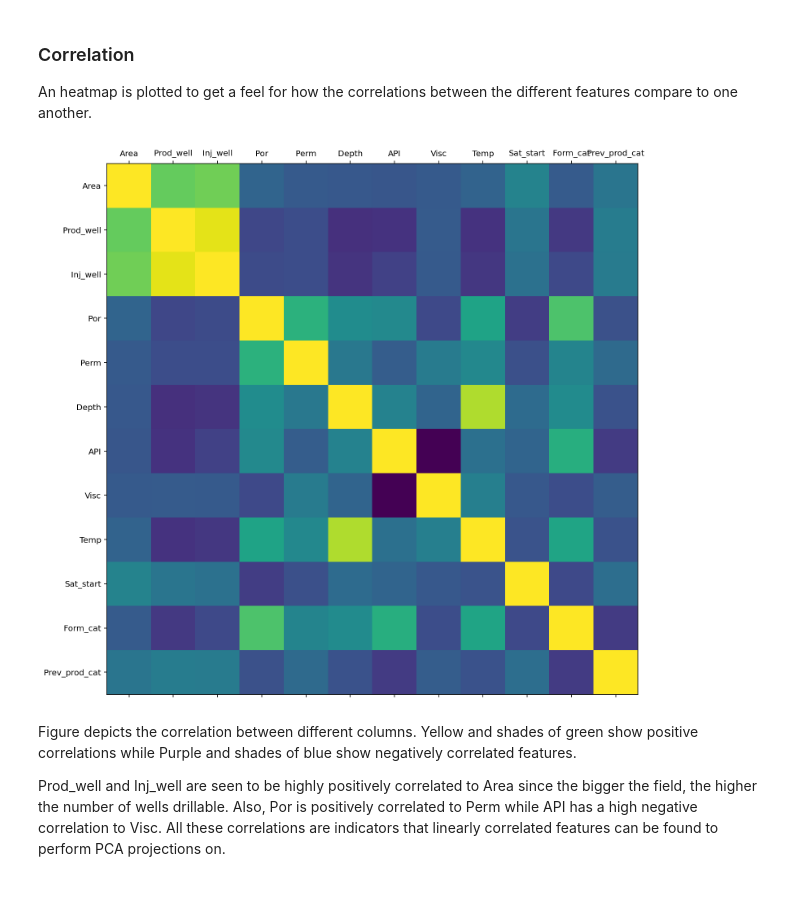
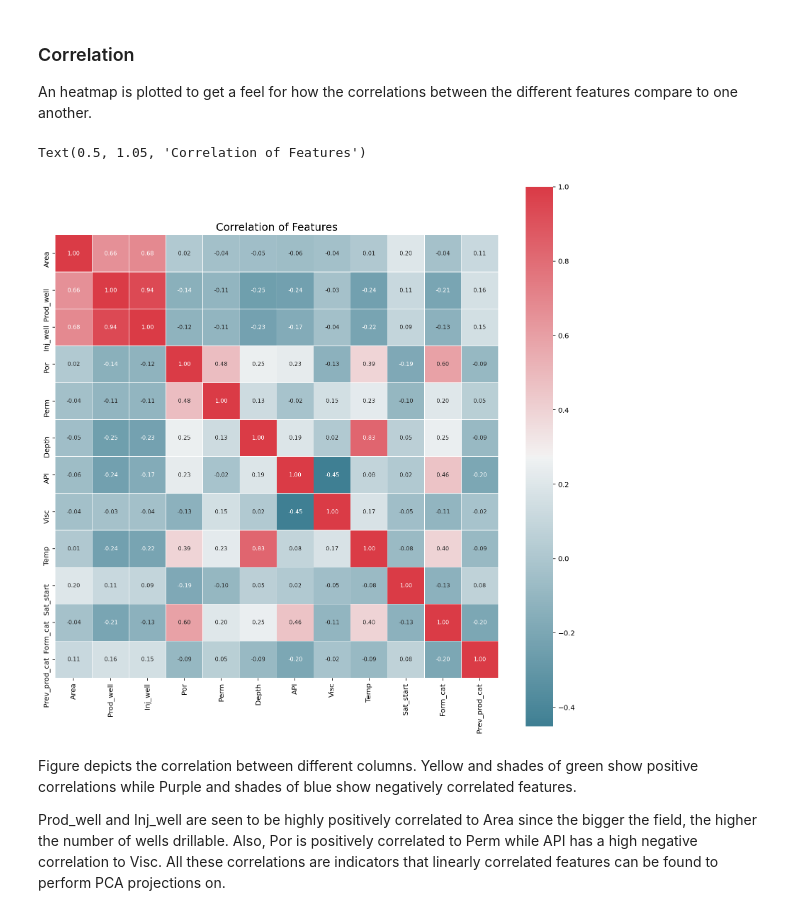
Before and after one commit to toluwee/That-sure-looks-like-a-horse-, a Jupyter notebook: CO2_EOR_PCA_Kmeans.ipynb, the cells around one changed output. Cells and saved outputs as stored; diff of their text form; code cells hidden in the pictures.

```diff
--- a/CO2_EOR_PCA_Kmeans.ipynb
+++ b/CO2_EOR_PCA_Kmeans.ipynb
@@ -145,6 +155,6 @@ Name: Prev_prod_cat, dtype: int64
 # %%
-#drop unused column
-df_out = df.drop (columns=['Form','Prev_prod'])
+df_id = df.ID
+df_out = df.drop (columns=['ID','Form','Prev_prod'])
 # %%
 df_out.describe()
 # %% [output]
@@ -183,18 +193,16 @@ memory usage: 13.7 KB
 ### Correlation
 
 An heatmap is plotted to get a feel for how the correlations between the different features compare to one another.
-# %%
-def plot_corr(df,size=12):
-    corr = df_out.corr()
-    fig, ax = plt.subplots(figsize=(size, size))
-    ax.matshow(corr)
-    plt.xticks(range(len(corr.columns)), corr.columns);
-    plt.yticks(range(len(corr.columns)), corr.columns);
-
-
-plot_corr(df_out)
-# %% [output]
-[figure, removed]
+# %%
+corr = df_out.corr()
+colormap = sns.diverging_palette(220, 10, as_cmap = True)
+plt.figure(figsize=(14,14))
+sns.heatmap(corr, cbar = True,  square = True, annot=True, fmt= '.2f',annot_kws={'size': 8},
+            cmap = colormap, linewidths=0.1, linecolor='white')
+plt.title('Correlation of Features', y=1.05, size=15)
+# %% [output]
+Text(0.5, 1.05, 'Correlation of Features')
+[figure, added]
 # %% [markdown]
 Figure  depicts the correlation between different columns. Yellow and shades of green show positive correlations while Purple and shades of blue show negatively correlated features.
 
```
Also changed, not shown: parts of 9 cells of this notebook.
